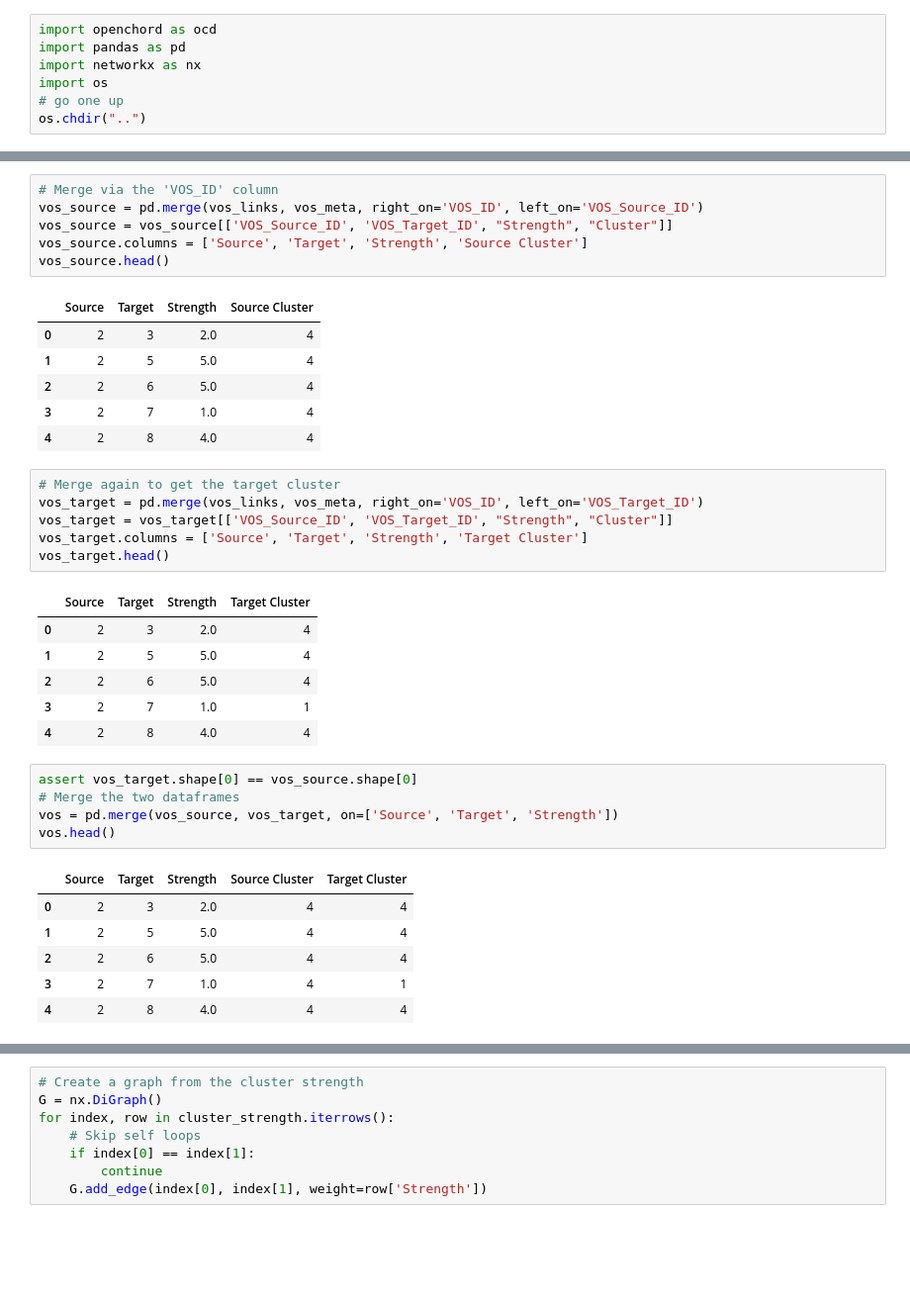
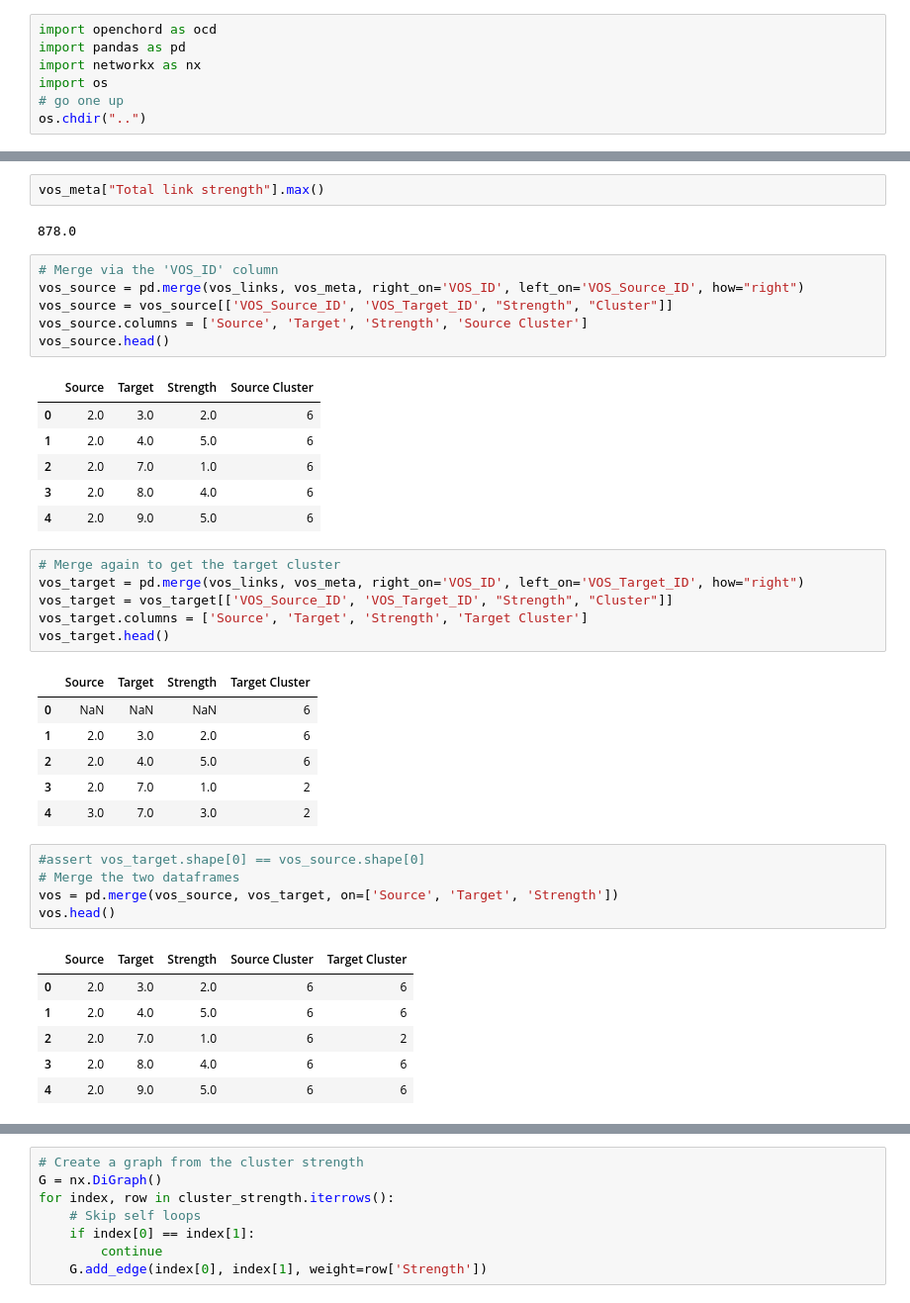
Before and after one commit to florianjehn/bibliometrics, a Jupyter notebook: scripts/visualizations.ipynb, the cells around one changed output, grey strips where cells are left out. Shown at 99% size. Saved outputs shown, nothing was run; the diff lists cells and outputs as text; blank space fills up the shorter version.

```diff
--- a/scripts/visualizations.ipynb
+++ b/scripts/visualizations.ipynb
@@ -28,41 +36,45 @@ vos_meta.head()
+# %%
+vos_meta["Total link strength"].max()
+# %% [output]
+878.0
 # %%
 # Merge via the 'VOS_ID' column
-vos_source = pd.merge(vos_links, vos_meta, right_on='VOS_ID', left_on='VOS_Source_ID')
+vos_source = pd.merge(vos_links, vos_meta, right_on='VOS_ID', left_on='VOS_Source_ID', how="right")
 vos_source = vos_source[['VOS_Source_ID', 'VOS_Target_ID', "Strength", "Cluster"]]
 vos_source.columns = ['Source', 'Target', 'Strength', 'Source Cluster']
 vos_source.head()
 # %% [output]
 |  | Source | Target | Strength | Source Cluster |
-| 0 | 2 | 3 | 2.0 | 4 |
-| 1 | 2 | 5 | 5.0 | 4 |
-| 2 | 2 | 6 | 5.0 | 4 |
-| 3 | 2 | 7 | 1.0 | 4 |
-| 4 | 2 | 8 | 4.0 | 4 |
+| 0 | 2.0 | 3.0 | 2.0 | 6 |
+| 1 | 2.0 | 4.0 | 5.0 | 6 |
+| 2 | 2.0 | 7.0 | 1.0 | 6 |
+| 3 | 2.0 | 8.0 | 4.0 | 6 |
+| 4 | 2.0 | 9.0 | 5.0 | 6 |
 # %%
 # Merge again to get the target cluster
-vos_target = pd.merge(vos_links, vos_meta, right_on='VOS_ID', left_on='VOS_Target_ID')
+vos_target = pd.merge(vos_links, vos_meta, right_on='VOS_ID', left_on='VOS_Target_ID', how="right")
 vos_target = vos_target[['VOS_Source_ID', 'VOS_Target_ID', "Strength", "Cluster"]]
 vos_target.columns = ['Source', 'Target', 'Strength', 'Target Cluster']
 vos_target.head()
 # %% [output]
 |  | Source | Target | Strength | Target Cluster |
-| 0 | 2 | 3 | 2.0 | 4 |
-| 1 | 2 | 5 | 5.0 | 4 |
-| 2 | 2 | 6 | 5.0 | 4 |
-| 3 | 2 | 7 | 1.0 | 1 |
-| 4 | 2 | 8 | 4.0 | 4 |
+| 0 | NaN | NaN | NaN | 6 |
+| 1 | 2.0 | 3.0 | 2.0 | 6 |
+| 2 | 2.0 | 4.0 | 5.0 | 6 |
+| 3 | 2.0 | 7.0 | 1.0 | 2 |
+| 4 | 3.0 | 7.0 | 3.0 | 2 |
 # %%
-assert vos_target.shape[0] == vos_source.shape[0]
+#assert vos_target.shape[0] == vos_source.shape[0]
 # Merge the two dataframes
 vos = pd.merge(vos_source, vos_target, on=['Source', 'Target', 'Strength'])
 vos.head()
 # %% [output]
 |  | Source | Target | Strength | Source Cluster | Target Cluster |
-| 0 | 2 | 3 | 2.0 | 4 | 4 |
-| 1 | 2 | 5 | 5.0 | 4 | 4 |
-| 2 | 2 | 6 | 5.0 | 4 | 4 |
-| 3 | 2 | 7 | 1.0 | 4 | 1 |
-| 4 | 2 | 8 | 4.0 | 4 | 4 |
+| 0 | 2.0 | 3.0 | 2.0 | 6 | 6 |
+| 1 | 2.0 | 4.0 | 5.0 | 6 | 6 |
+| 2 | 2.0 | 7.0 | 1.0 | 6 | 2 |
+| 3 | 2.0 | 8.0 | 4.0 | 6 | 6 |
+| 4 | 2.0 | 9.0 | 5.0 | 6 | 6 |
 # %%
 # Analyse how much strength is from one cluster to another
 cluster_strength = vos[["Strength", "Source Cluster", "Target Cluster"]].groupby(['Source Cluster', 'Target Cluster']).sum()
```
Also changed, not shown: parts of 5 cells of this notebook, 5 other files.
